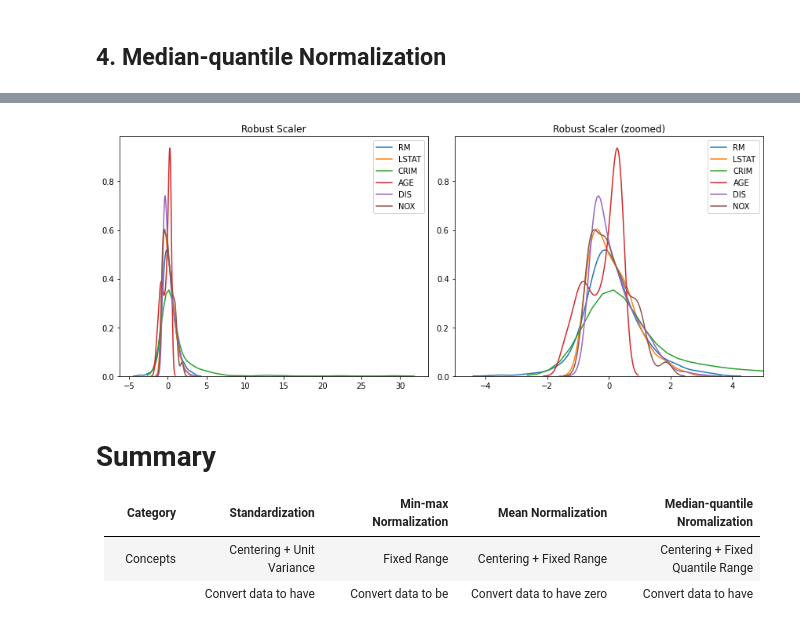
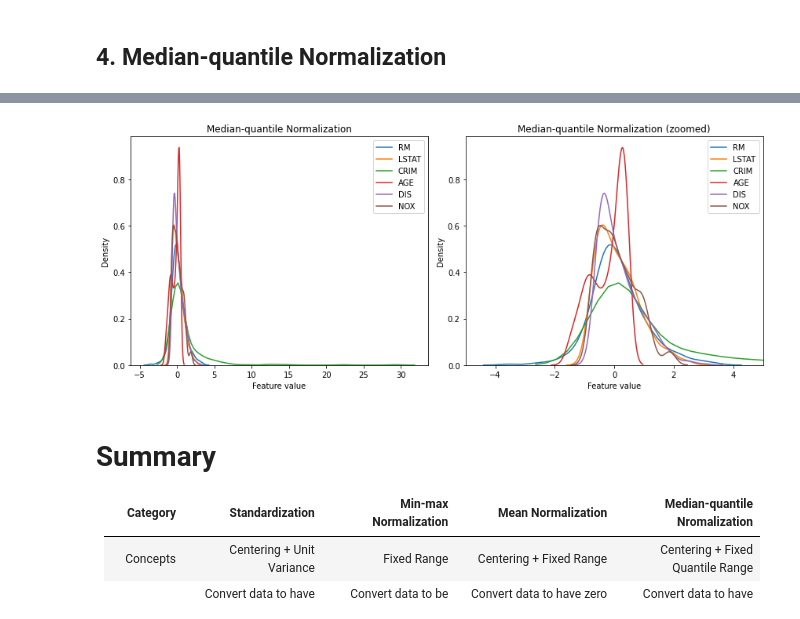
Before and after one commit to mkang32/feature-engineering, a Jupyter notebook: notebooks/6.feature_scaling/feature_scaling.ipynb, the cells around one changed output, grey strips where cells are left out. Cells and saved outputs as stored; diff of their text form; code cells hidden in the pictures.

```diff
--- a/notebooks/6.feature_scaling/feature_scaling.ipynb
+++ b/notebooks/6.feature_scaling/feature_scaling.ipynb
@@ -68,12 +68,16 @@ def kdeplot_with_zoom(df, scaler_name, xlim):
     for feature in df.columns:
         sns.kdeplot(df[feature], ax=ax1)
     ax1.set_title(scaler_name)
+    ax1.set_ylabel('Density')
+    ax1.set_xlabel('Feature value')
 
     # zoomed
     for feature in features:
         sns.kdeplot(df[feature], ax=ax2)
     ax2.set_xlim(xlim)
     ax2.set_title(scaler_name + ' (zoomed)')
+    ax2.set_ylabel('Density')
+    ax2.set_xlabel('Feature value')
 
     plt.tight_layout()
 # %% [markdown]
@@ -300,20 +343,13 @@ $$ X_{scaled} = \frac{X-median(X)}{75th quantile(X) - 25th quantile(X)}$$
 # %%
 from sklearn.preprocessing import RobustScaler
 
-scaler = RobustScaler()
-scaler.fit(X_train)
-X_train_scaled = pd.DataFrame(scaler.transform(X_train), columns=X_train.columns)
+scaler_rbs = RobustScaler().fit(X_train)
+X_train_scaled_rbs = scaler_rbs.transform(X_train)
+X_train_scaled_rbs = pd.DataFrame(X_train_scaled_rbs, columns=X_train.columns)
 
-
-kdeplot_with_zoom(X_train_scaled, 'Robust Scaler', [-5, 5])
-
-# kdeplot(X_train_scaled, 'Robust Scaler')
-# plt.show()
-# kdeplot(X_train_scaled, 'Robust Scaler')
-# plt.xlim([-5, 5])
-# plt.show()
+kdeplot_with_zoom(X_train_scaled_rbs, 'Median-quantile Normalization', [-5, 5])
 # %% [output]
-[figure, old version]
+[figure, new version]
 # %% [markdown]
 # Summary
 
```
Also changed, not shown: parts of 10 cells of this notebook.
